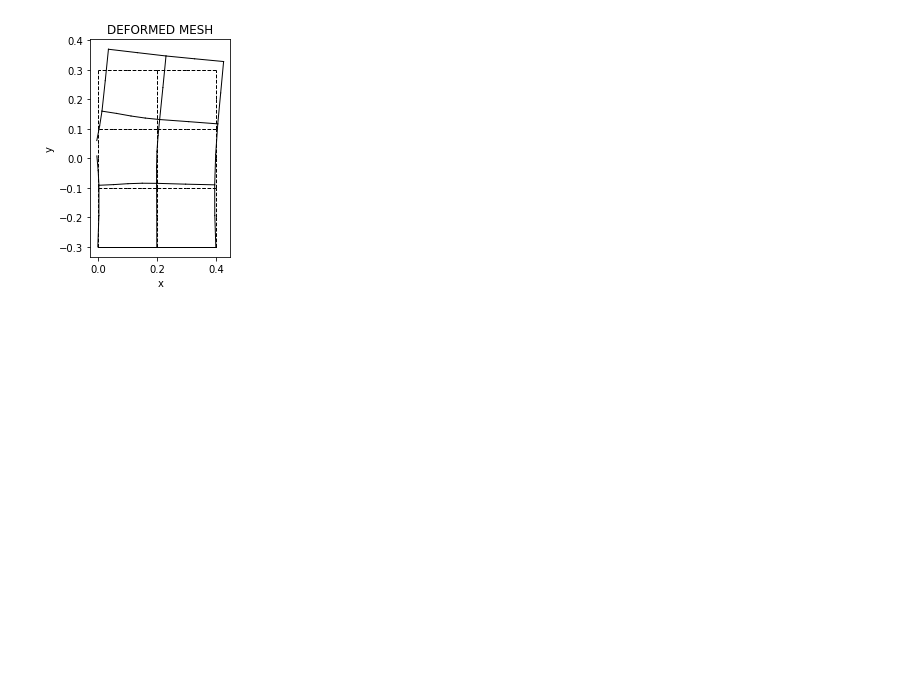
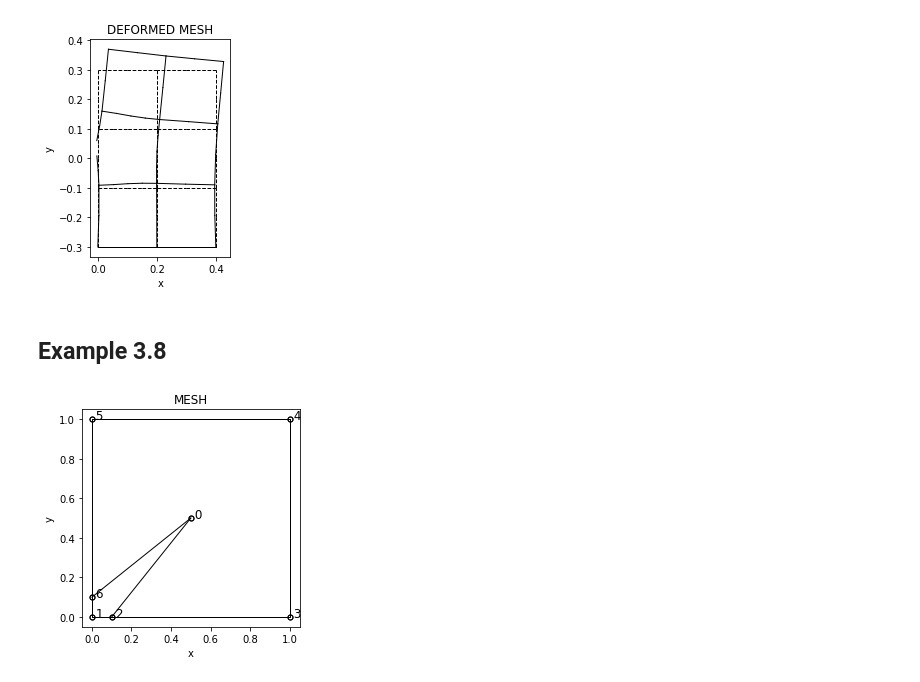
Before and after one commit to amemetov/sbfem-sandbox, a Jupyter notebook: notebooks/Example3.ipynb, the cells around one changed output. Drawn from its saved outputs; the diff is of its cells as text; code cells hidden in the pictures; blank space fills up the shorter version.

Commit message:
Added plotting for example 3.8

```diff
--- a/notebooks/Example3.ipynb
+++ b/notebooks/Example3.ipynb
@@ -83,3 +83,20 @@ opt = {'MagnFct': 0.1, 'Undeformed': '--k',
 deformed, fct = utils.plotDeformedMesh(d, coord, sdConn, opt)
 # %% [output]
 [figure]
+# %% [markdown]
+## Example 3.8
+# %%
+# Example 3.8
+isd = utils.matlabToPythonIndices(2)  # S - element number
+xi = 1  # radial coordinate
+
+ex_3_8 = Ex3.example_3_8(isd, xi)
+coord = ex_3_8['in']['coord']
+sdConn = ex_3_8['in']['sdConn']
+sdSC = ex_3_8['in']['sdSC']
+d = ex_3_8['out']['d']
+
+opt = {'LineSpec': '-k', 'sdSC': sdSC, 'PlotNode': 1, 'LabelNode': 1, 'title': 'MESH'}
+utils.plotSBFEMesh(coord, sdConn, opt)
+# %% [output]
+[figure, added]
```
Also changed, not shown: parts of 1 cell of this notebook, 1 other file.
